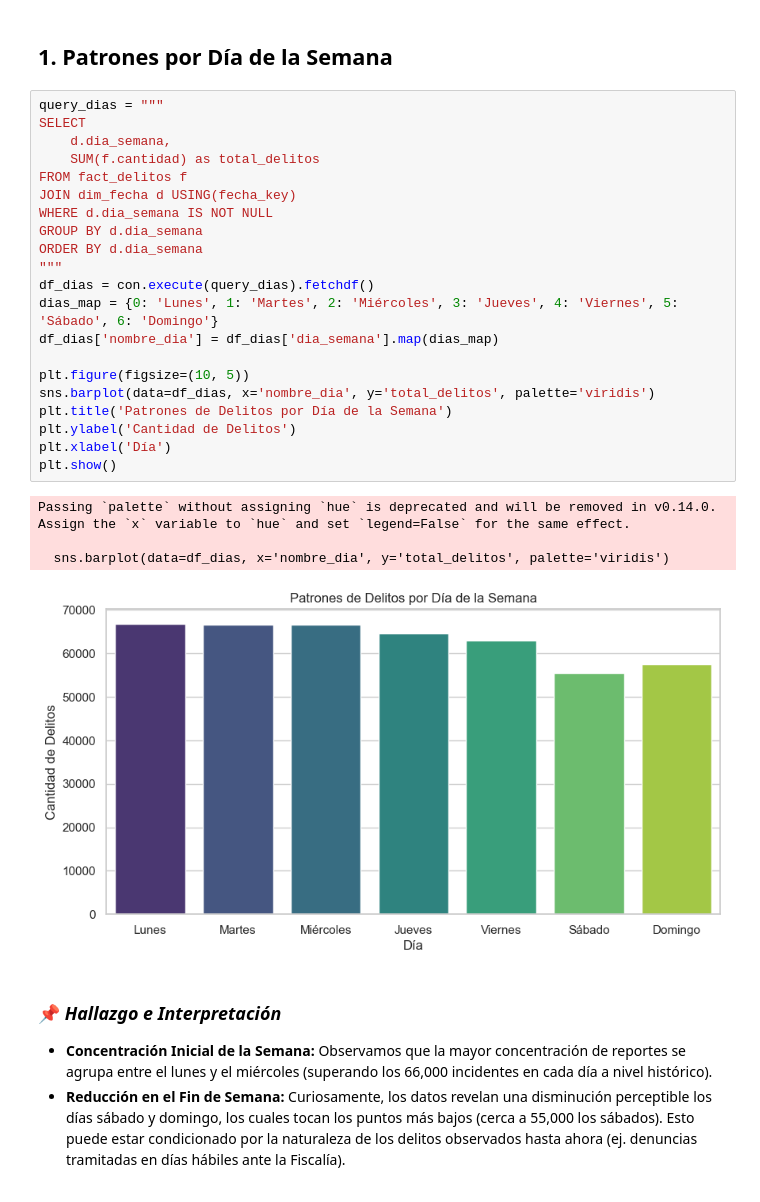
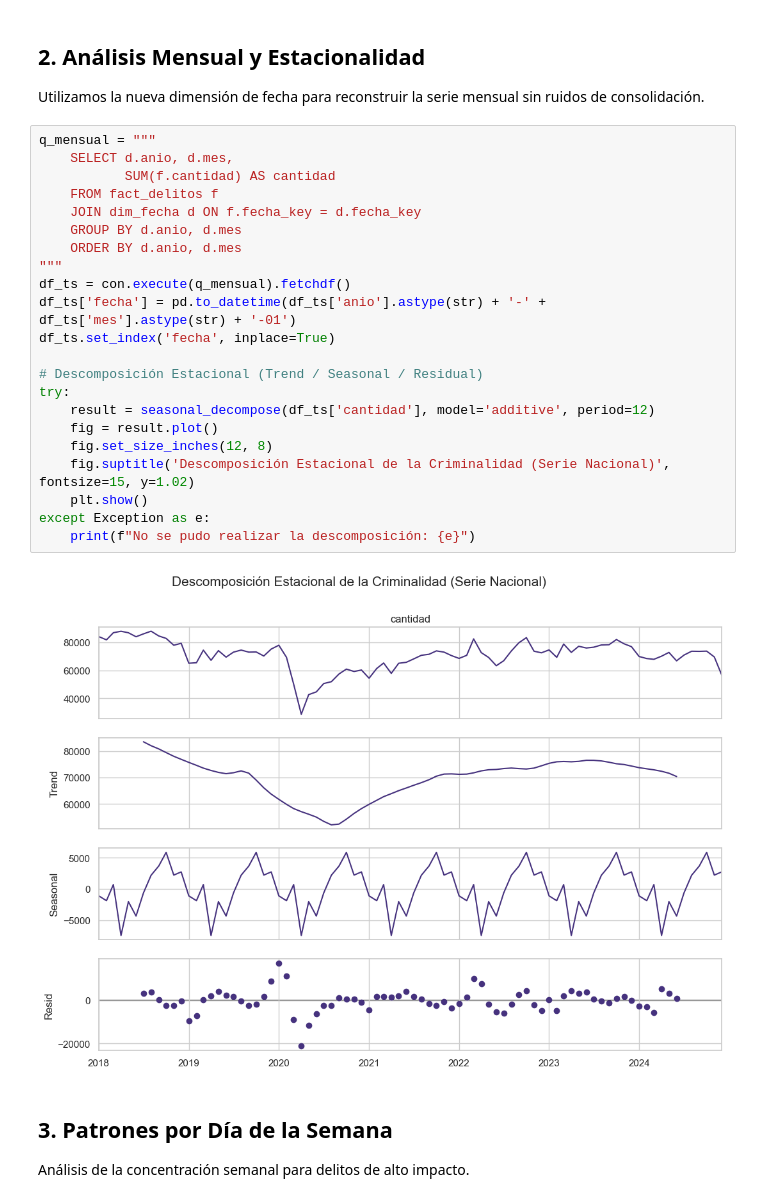
Before and after one commit to ustadistica/Datos-abiertos-Seguridad-y-Convivencia, a Jupyter notebook: notebooks/02_analisis.ipynb, the cells around one changed output. Cells and saved outputs as stored; diff of their text form.

```diff
--- a/notebooks/02_analisis.ipynb
+++ b/notebooks/02_analisis.ipynb
@@ -16,32 +70,32 @@ con = duckdb.connect('../datos/db/seguridad_convivencia.duckdb')
+# %% [markdown]
+## 2. Análisis Mensual y Estacionalidad
+
+Utilizamos la nueva dimensión de fecha para reconstruir la serie mensual sin ruidos de consolidación.
+# %%
+q_mensual = """
+    SELECT d.anio, d.mes,
+           SUM(f.cantidad) AS cantidad
+    FROM fact_delitos f
+    JOIN dim_fecha d ON f.fecha_key = d.fecha_key
+    GROUP BY d.anio, d.mes
+    ORDER BY d.anio, d.mes
+"""
+df_ts = con.execute(q_mensual).fetchdf()
+df_ts['fecha'] = pd.to_datetime(df_ts['anio'].astype(str) + '-' + df_ts['mes'].astype(str) + '-01')
+df_ts.set_index('fecha', inplace=True)
+
+# Descomposición Estacional (Trend / Seasonal / Residual)
+try:
+    result = seasonal_decompose(df_ts['cantidad'], model='additive', period=12)
+    fig = result.plot()
+    fig.set_size_inches(12, 8)
+    fig.suptitle('Descomposición Estacional de la Criminalidad (Serie Nacional)', fontsize=15, y=1.02)
+    plt.show()
+except Exception as e:
+    print(f"No se pudo realizar la descomposición: {e}")
+# %% [output]
+[figure, added]
 # %% [markdown]
-## 1. Patrones por Día de la Semana
+## 3. Patrones por Día de la Semana
+
+Análisis de la concentración semanal para delitos de alto impacto.
-# %%
-query_dias = """
-SELECT
-    d.dia_semana,
-    SUM(f.cantidad) as total_delitos
-FROM fact_delitos f
-JOIN dim_fecha d USING(fecha_key)
-WHERE d.dia_semana IS NOT NULL
-GROUP BY d.dia_semana
-ORDER BY d.dia_semana
-"""
-df_dias = con.execute(query_dias).fetchdf()
-dias_map = {0: 'Lunes', 1: 'Martes', 2: 'Miércoles', 3: 'Jueves', 4: 'Viernes', 5: 'Sábado', 6: 'Domingo'}
-df_dias['nombre_dia'] = df_dias['dia_semana'].map(dias_map)
-
-plt.figure(figsize=(10, 5))
-sns.barplot(data=df_dias, x='nombre_dia', y='total_delitos', palette='viridis')
-plt.title('Patrones de Delitos por Día de la Semana')
-plt.ylabel('Cantidad de Delitos')
-plt.xlabel('Día')
-plt.show()
-# %% [output]
-Passing `palette` without assigning `hue` is deprecated and will be removed in v0.14.0. Assign the `x` variable to `hue` and set `legend=False` for the same effect.
-
-  sns.barplot(data=df_dias, x='nombre_dia', y='total_delitos', palette='viridis')
-[figure, removed]
-# %% [markdown]
-### 📌 *Hallazgo e Interpretación*
-- **Concentración Inicial de la Semana:** Observamos que la mayor concentración de reportes se agrupa entre el lunes y el miércoles (superando los 66,000 incidentes en cada día a nivel histórico).
-- **Reducción en el Fin de Semana:** Curiosamente, los datos revelan una disminución perceptible los días sábado y domingo, los cuales tocan los puntos más bajos (cerca a 55,000 los sábados). Esto puede estar condicionado por la naturaleza de los delitos observados hasta ahora (ej. denuncias tramitadas en días hábiles ante la Fiscalía).
```
Also changed, not shown: parts of 31 cells of this notebook, 8 other files.
